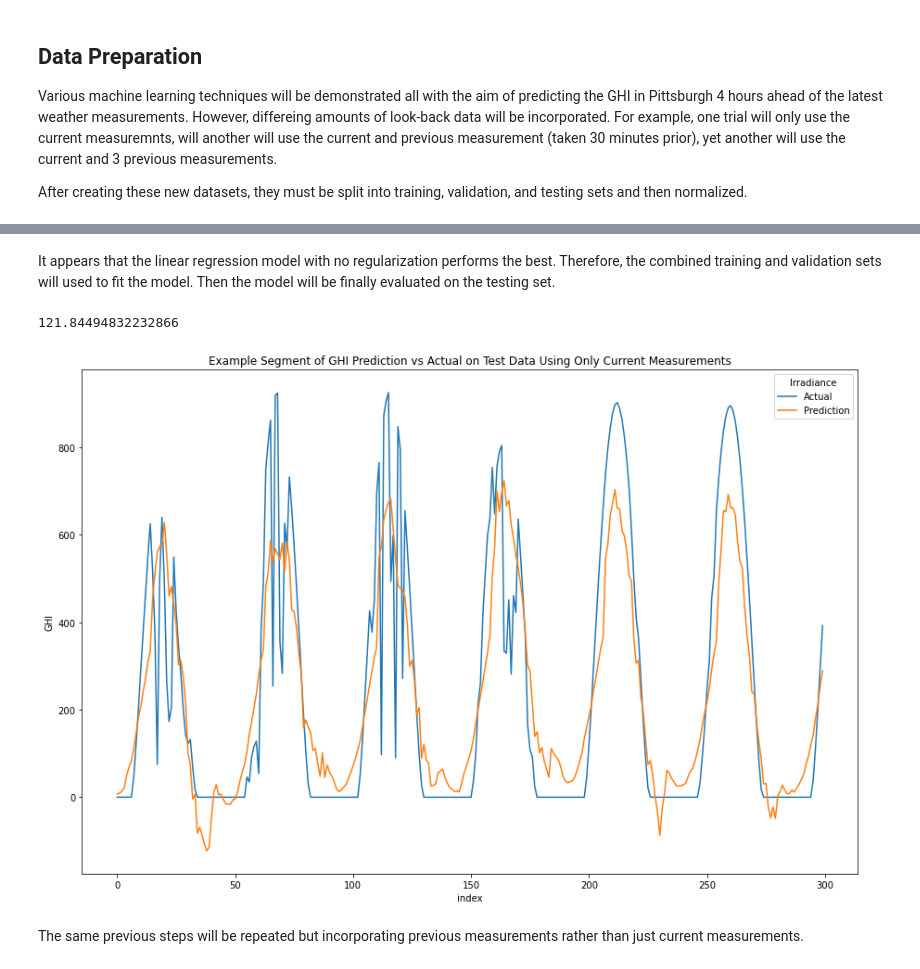
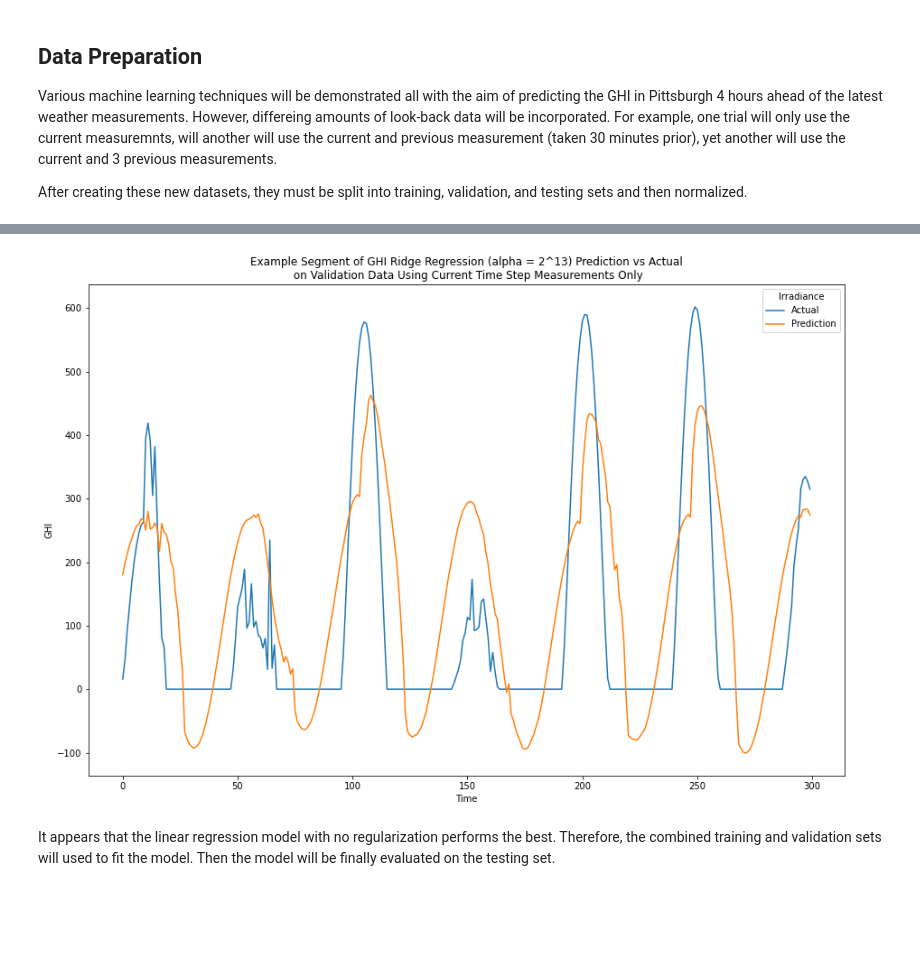
Before and after one commit to johnjkieffer/Solar_Forecasting, a Jupyter notebook: Comparing ML Algorithms for Solar Forecasting.ipynb, the cells around one changed output, grey strips where cells are left out. Drawn from its saved outputs; the diff is of its cells as text; code cells hidden in the pictures; blank space fills up the shorter version.

```diff
--- a/Comparing ML Algorithms for Solar Forecasting.ipynb
+++ b/Comparing ML Algorithms for Solar Forecasting.ipynb
@@ -234,0 +792,33 @@ plt.show()
+# %%
+model = Ridge(random_state=15217, alpha=2**13)
+model.fit(X_current_only_train_norm, y_current_only_train_norm)
+
+prediction = model.predict(X_current_only_val_norm)
+prediction = y_current_only_train_scaler.inverse_transform(prediction)
+actual = y_current_only_val.to_numpy()
+
+current_only_linreg_rmse = mean_squared_error(actual, prediction, squared=False)
+print('RMSE with alpha=2^13:')
+print(current_only_linreg_rmse)
+
+vals = abs(model.coef_[0])
+import heapq
+largest_idx = heapq.nlargest(5, range(len(vals)), key=vals.__getitem__)
+largest_val = heapq.nlargest(5, vals)
+largest_list = [X_current_only_train.columns[largest_idx[i]] for i in range(len(largest_idx))]
+print('\nn largest abs:')
+print(largest_val)
+print(largest_idx)
+print(largest_list)
+
+smallest_idx = heapq.nsmallest(5, range(len(vals)), key=vals.__getitem__)
+smallest_val = heapq.nsmallest(5, vals)
+smallest_list = [X_current_only_train.columns[smallest_idx[i]] for i in range(len(smallest_idx))]
+print('\nn smallest abs:')
+print(smallest_val)
+print(smallest_idx)
+print(smallest_list)
+
+coef_norm = np.linalg.norm(vals)
+print('\nMagnitude of the coef vector:')
+print(coef_norm)
@@ -235,28 +841,13 @@ plt.show()
+# %%
+plot_df = pd.DataFrame({'Actual' : actual[100:400,0], 'Prediction' : prediction[100:400,0]})
+plot_df = plot_df.reset_index().melt('index', var_name='Irradiance', value_name='GHI')
+
+fig = plt.figure(figsize=(15,10))
+sns.lineplot(data=plot_df, x='index', y='GHI', hue='Irradiance')
+plt.title('Example Segment of GHI Ridge Regression (alpha = 2^13) Prediction vs Actual\n on Validation Data Using Current Time Step Measurements Only')
+plt.xlabel('Time')
+plt.show()
+# %% [output]
+[figure, added]
 # %% [markdown]
 It appears that the linear regression model with no regularization performs the best. Therefore, the combined training and validation sets will used to fit the model. Then the model will be finally evaluated on the testing set.
-# %%
-# Create and fit linear regression model. Use combined training and validation dataset.
-model = LinearRegression()
-model.fit(X_current_only_train_val_norm, y_current_only_train_val_norm)
-
-# evaluate model on test set
-prediction = model.predict(X_current_only_test_norm)
-prediction = y_current_only_train_val_scaler.inverse_transform(prediction)
-actual = y_current_only_test.to_numpy()
-
-best_current_only_linreg_rmse = mean_squared_error(actual, prediction, squared=False)
-best_current_only_linreg_rmse
-# %% [output]
-121.84494832232866
-# %%
-plot_df = pd.DataFrame({'Actual' : actual[100:400,0], 'Prediction' : prediction[100:400,0]})
-plot_df = plot_df.reset_index().melt('index', var_name='Irradiance', value_name='GHI')
-
-fig = plt.figure(figsize=(15,10))
-sns.lineplot(data=plot_df, x='index', y='GHI', hue='Irradiance')
-plt.title('Example Segment of GHI Prediction vs Actual on Test Data Using Only Current Measurements')
-plt.show()
-# %% [output]
-[figure, removed]
-# %% [markdown]
-The same previous steps will be repeated but incorporating previous measurements rather than just current measurements.
```
Also changed, not shown: parts of 118 cells of this notebook.
